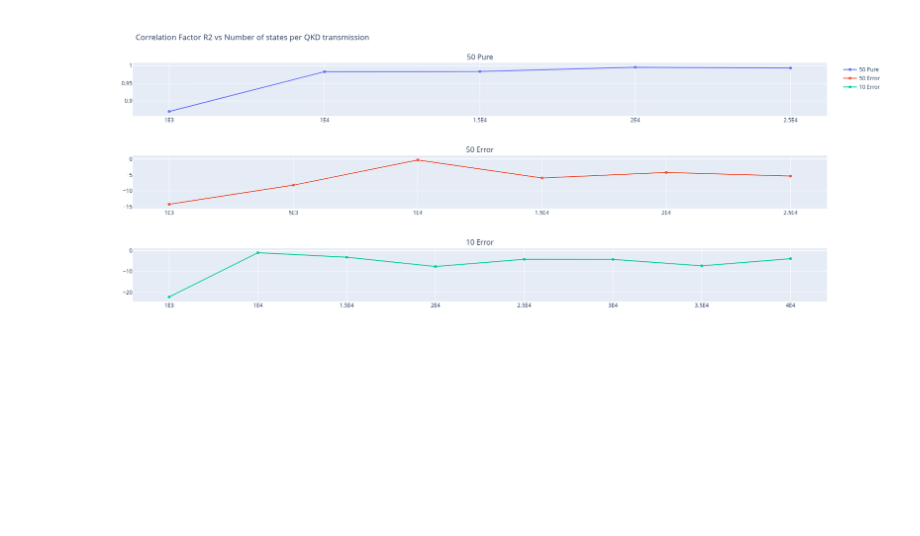
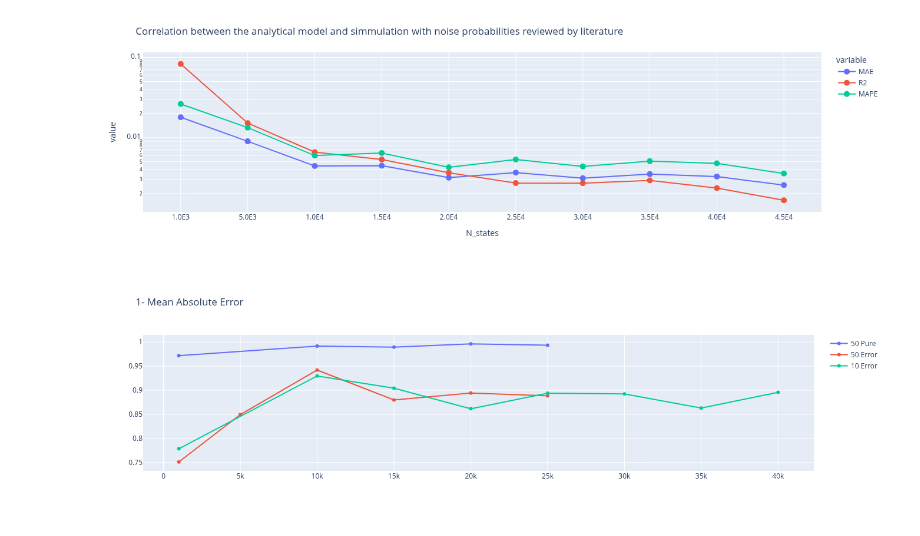
Before and after one commit to 4df31/QD-Biexciton-cascade-and-polarization-orientation-effect-on-QKD-protocol-E91, a Jupyter notebook: Plots.ipynb, the cells around one changed output. Saved outputs shown, nothing was run; the diff lists cells and outputs as text; code cells hidden in the pictures; blank space fills up the shorter version.

```diff
--- a/Plots.ipynb
+++ b/Plots.ipynb
@@ -50,3 +50,6 @@ def plot_surface_from_csv(array1,array2):
 
         # Display the plot
         fig.show()
+# %%
+reviewed_probability_filenames = pd.read_csv("./runs/filenames.csv",header=None).dropna(axis=1,how='all').values.flatten()
+reviewed_probability_filenames
@@ -52,0 +68,21 @@ def plot_surface_from_csv(array1,array2):
+# %%
+N_data=20
+
+theta_FSS = np.linspace(0,2*pi,N_data)
+beta_angle = np.linspace(0,pi,N_data)
+alpha = pi/16
+
+path = './runs/'
+model = np.array([[analytical(theta=t,beta=b, alpha=alpha) for b in beta_angle] for t in theta_FSS])
+
+correlation_reviewed = list()
+mean_absolute_error = list()
+mean_absolute_percentage_error = list()
+
+for experiment_name in reviewed_probability_filenames:
+    experiment = pd.read_csv(path+experiment_name, header=None).dropna(axis=1,how='all').values
+    model_10_error = np.array([[analytical(theta=t,beta=b, alpha=alpha) for b in beta_angle] for t in theta_FSS])
+    correlation_reviewed.append( 1-r2(y_true=model_10_error,y_pred=experiment) )
+    mean_absolute_error.append( mae(y_true=model_10_error,y_pred=experiment) )
+    mean_absolute_percentage_error.append( mape(y_true=model_10_error,y_pred=experiment) )
+df_reviewed = pd.DataFrame( dict(zip(['N_states','R2','MAE','MAPE'],[['1.0E3','5.0E3','1.0E4','1.5E4','2.0E4','2.5E4','3.0E4','3.5E4','4.0E4','4.5E4'],correlation_reviewed,mean_absolute_error,mean_absolute_percentage_error])) )
@@ -52,0 +103,16 @@ def plot_surface_from_csv(array1,array2):
+# %%
+# Configuración del subplot
+fig = px.line(df_reviewed,
+                 y = ['MAE','R2','MAPE'],
+                 x = 'N_states',
+                 log_y=True,markers=True)
+fig.update_traces(marker_size=10)
+#fig.update_yaxes(range=[0.9,1])
+#fig.update_yaxes(range=[0.9,1])
+fig.update_layout(
+    title = 'Correlation between the analytical model and simmulation with noise probabilities reviewed by literature',
+    height = 411,
+    width = 700
+)
+# %% [output]
+[figure, added]
@@ -120,9 +186,9 @@ df_10_error = pd.DataFrame( dict(zip(['Number of states per QKD transmission','c
 # %%
 # Configuración del subplot
 fig = make_subplots(
-    rows=3,
+    rows=1,
     cols=1,
-    subplot_titles=("50 Pure", "50 Error", "10 Error") # Actualizado para que coincida con tus datos
+     # Actualizado para que coincida con tus datos
 )
 
 # Agregar la primera fila (row=1)
@@ -135,38 +201,39 @@ fig.add_trace(
     ),
     row=1, col=1
 )
 
 # Agregar la segunda fila (row=2)
 fig.add_trace(
     go.Scatter(
         x=df_50_error['Number of states per QKD transmission'],
         y=df_50_error['correlation factor R2'],
         mode='lines+markers',
         name='50 Error'
     ),
-    row=2, col=1
+    row=1, col=1
 )
 
 # Agregar la tercera fila (row=3)
 fig.add_trace(
     go.Scatter(
         x=df_10_error['Number of states per QKD transmission'],
         y=df_10_error['correlation factor R2'],
         mode='lines+markers',
         name='10 Error'
     ),
-    row=3, col=1
+    row=1, col=1
 )
 
 # Ajuste estético (recomendado para 3 filas)
 fig.update_layout(
-    height=700,
-    title_text="Correlation Factor R2 vs Number of states per QKD transmission"
+    height=411,
+    width=700,
+    title_text="1- Mean Absolute Error"
 )
 
 fig.show()
 # %% [output]
-[figure, old version]
+[figure, new version]
 # %%
 N_data=10
 
```
Also changed, not shown: parts of 8 cells of this notebook.
